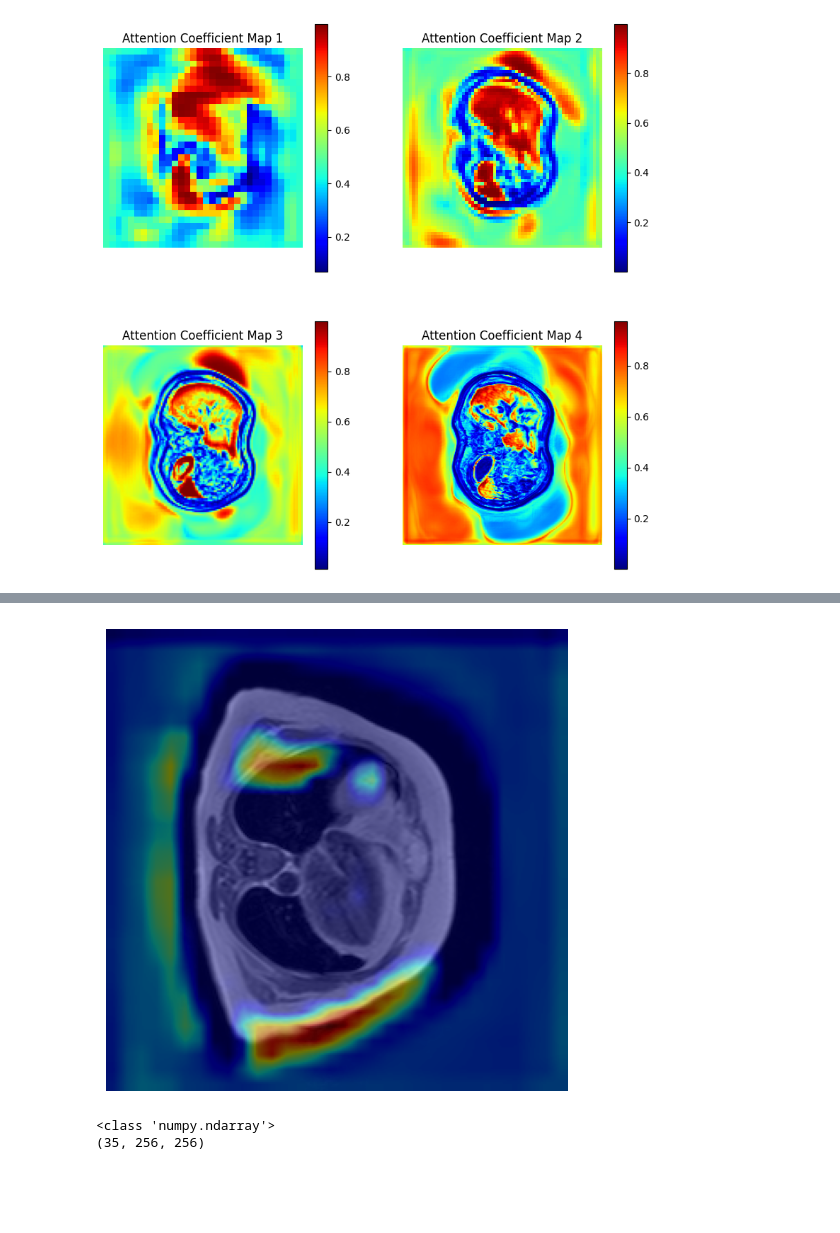
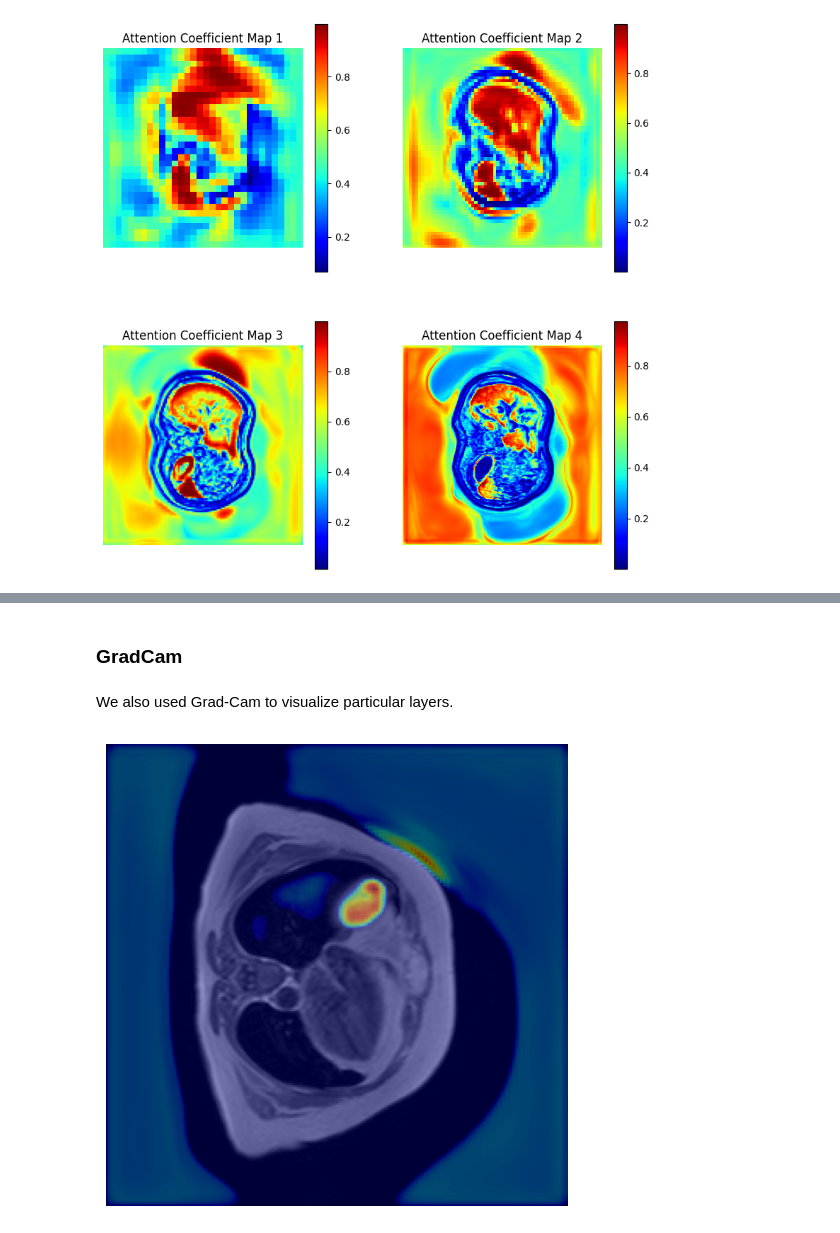
Before and after one commit to YZO4IAETHGe/Attention-based-U-net, a Jupyter notebook: notebook.ipynb, the cells around one changed output, grey strips where cells are left out. Cells and saved outputs as stored; diff of their text form; code cells hidden in the pictures; blank space fills up the shorter version.

```diff
--- a/notebook.ipynb
+++ b/notebook.ipynb
@@ -321,21 +336,19 @@ overlay_cam(image, heatmap)
+# %% [markdown]
+### GradCam
+# %% [markdown]
+We also used Grad-Cam to visualize particular layers.
 # %%
 model = AttU_Net(1,5)
-model.load_state_dict(torch.load("weights/Att_U_Net_weights30_V4.pth", map_location = torch.device('cpu')))
+model.load_state_dict(torch.load("weights/Att_U_Net_weights30_V6.pth", map_location = torch.device('cpu')))
 
-target_layer = model.Att5
-
+target_layer = model.Up2
 cam = GradCAM(model, target_layer)
 
 image = load_slice("data/MR-dataset/04-T1DUALin-src.nii.gz", 20)
 
 # image : (1,1,H,W)
 heatmap = cam(image, class_idx=2)
 
 overlay_cam(image, heatmap)
 # %% [output]
-[figure, old version]
+[figure, new version]
-# %%
-nifti_out, volume = predict_volume(AttU_Net(1,5), "models/attU_Net_weights100.pth","data/MR-dataset/01-T1DUALin-src.nii.gz")
-# %% [output]
-<class 'numpy.ndarray'>
-(35, 256, 256)
```
Also changed, not shown: parts of 23 cells of this notebook, 1 other file.
